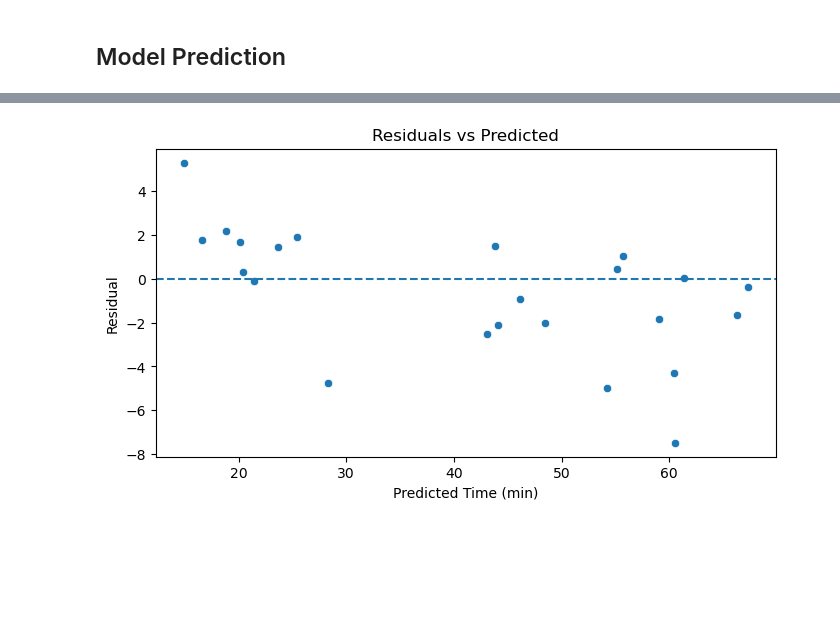
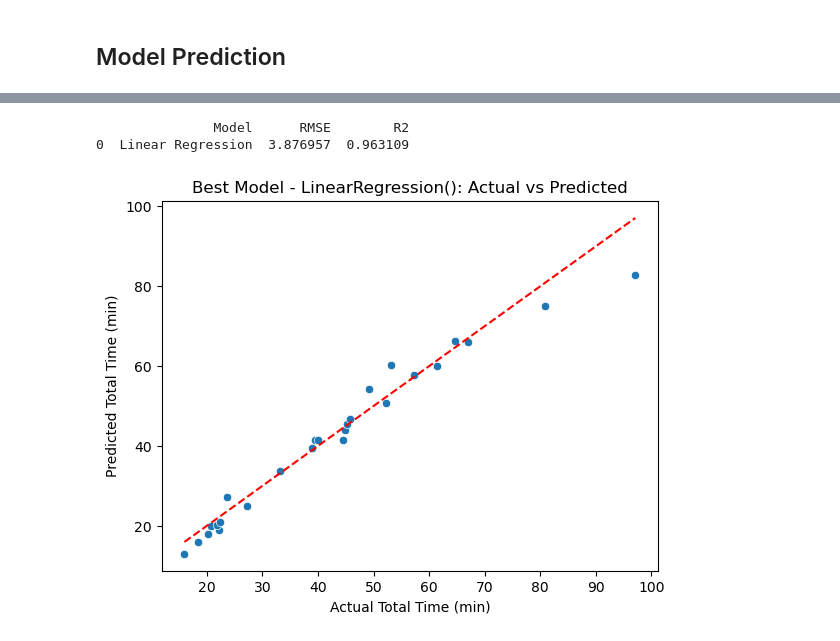
Before and after one commit to mmikanguyen/StravaActivityRegressionAnalysis, a Jupyter notebook: src/explore.ipynb, the cells around one changed output, grey strips where cells are left out. Drawn from its saved outputs; the diff is of its cells as text; code cells hidden in the pictures; blank space fills up the shorter version.

Commit message:
results

```diff
--- a/src/explore.ipynb
+++ b/src/explore.ipynb
@@ -100,6 +67,0 @@ def plot_predictions(y_true, y_pred, model_name):
-# %%
-best_model_name = output["results"].iloc[0]["Model"]
-best_model = output["models"][best_model_name]
-
-preds = best_model.predict(output["X_val"])
-plot_predictions(output["y_val"], preds, best_model_name)
@@ -117,10 +68,28 @@ ValueError: `dataset` input should have multiple elements.
-# %%
-plt.figure(figsize=(8,4))
-sns.scatterplot(x=preds, y=residuals)
-plt.axhline(0, linestyle="--")
-plt.xlabel("Predicted Time (min)")
-plt.ylabel("Residual")
-plt.title("Residuals vs Predicted")
-plt.show()
-# %% [output]
-[figure, removed]
+# %%
+best_results = output["results"][output["results"]["Model"] == best_model]
+print(best_results)
+# %% [output]
+               Model      RMSE        R2
+0  Linear Regression  3.876957  0.963109
+# %%
+y_val = output["y_val"].reset_index(drop=True)
+X_val = output["X_val"]
+
+preds = best_model.predict(X_val)
+
+df_best = pd.DataFrame({
+    "Actual": y_val,
+    "Predicted": preds,
+    "Residual": y_val-preds
+})
+# %%
+sns.scatterplot(x="Actual", y="Predicted", data=df_best)
+sns.lineplot(x=[y_val.min(), y_val.max()],
+             y=[y_val.min(), y_val.max()],
+             color='red', linestyle='--')
+plt.xlabel("Actual Total Time (min)")
+plt.ylabel("Predicted Total Time (min)")
+plt.title(f"Best Model - {best_model}: Actual vs Predicted")
+plt.show()
+# %% [output]
+[figure, added]
```
Also changed, not shown: parts of 7 cells of this notebook.
